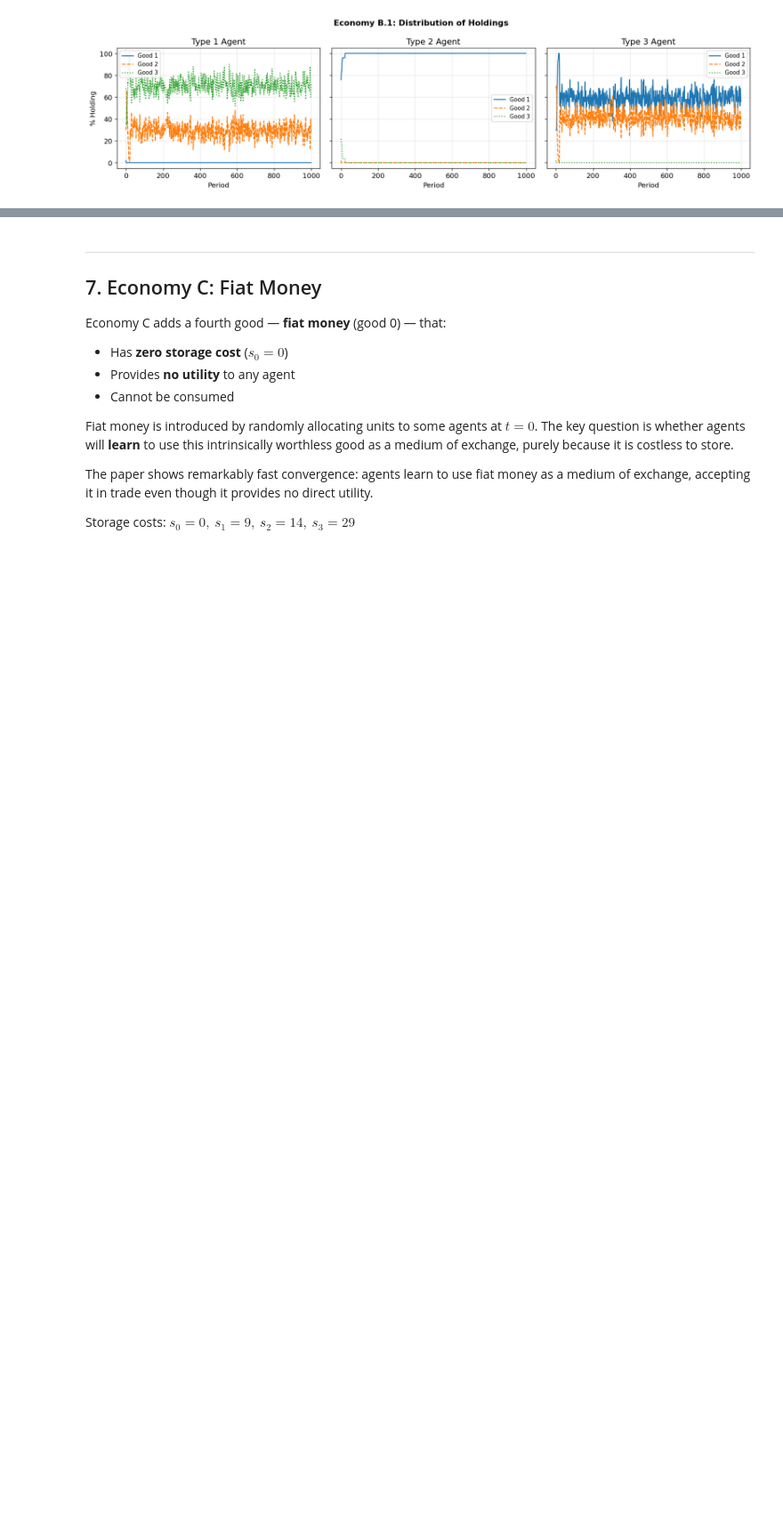
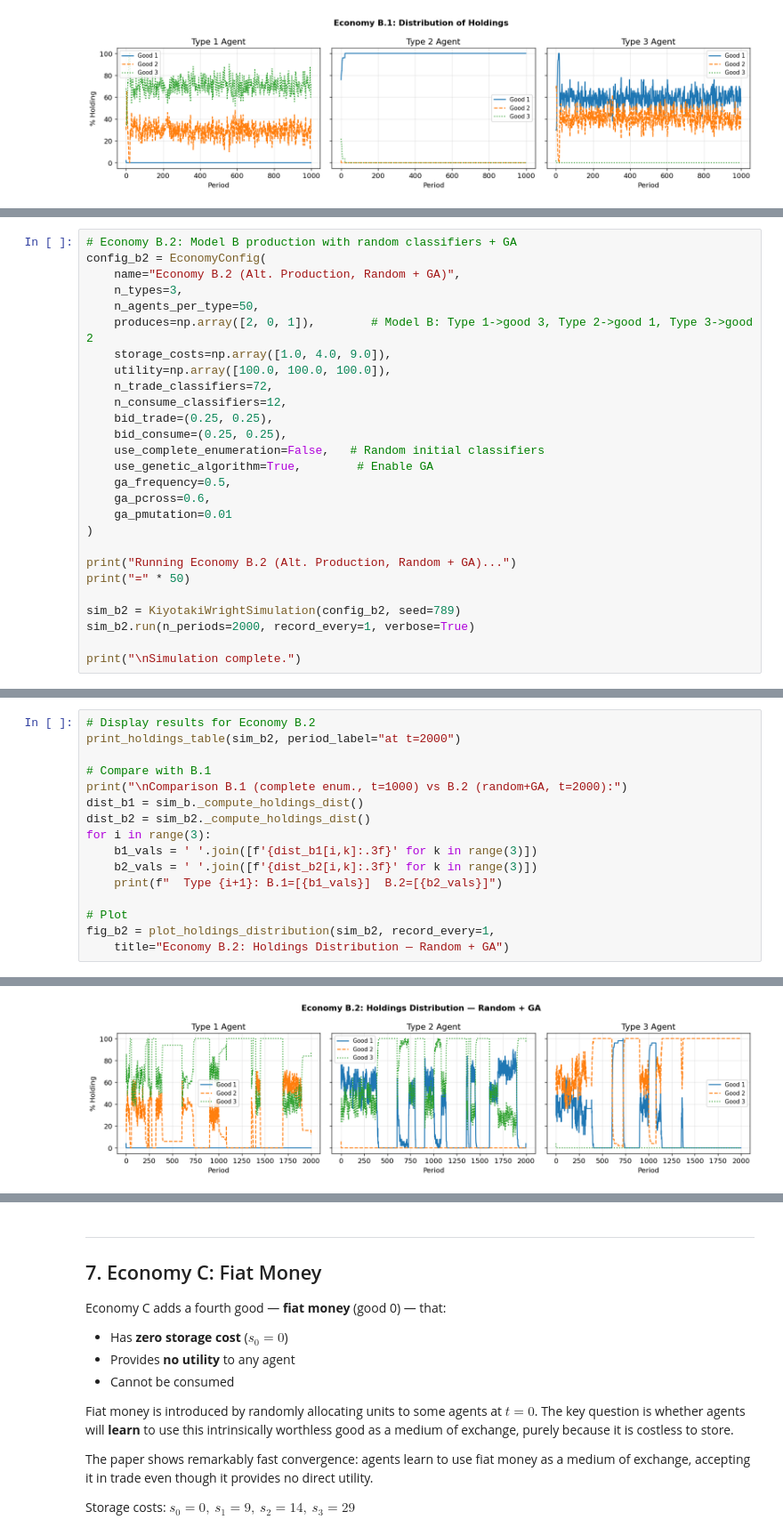
Before and after one commit to mmcky/paper-marimon-mcgrattan-sargent-1990, a Jupyter notebook: jupyter/companion-notebook-1.ipynb, the cells around one changed output, grey strips where cells are left out. Shown at 89% size. Drawn from its saved outputs; the diff is of its cells as text; blank space fills up the shorter version.

```diff
--- a/jupyter/companion-notebook-1.ipynb
+++ b/jupyter/companion-notebook-1.ipynb
@@ -1290,0 +1396,27 @@ Holdings Distribution at t=1000
+# %%
+# Economy B.2: Model B production with random classifiers + GA
+config_b2 = EconomyConfig(
+    name="Economy B.2 (Alt. Production, Random + GA)",
+    n_types=3,
+    n_agents_per_type=50,
+    produces=np.array([2, 0, 1]),        # Model B: Type 1->good 3, Type 2->good 1, Type 3->good 2
+    storage_costs=np.array([1.0, 4.0, 9.0]),
+    utility=np.array([100.0, 100.0, 100.0]),
+    n_trade_classifiers=72,
+    n_consume_classifiers=12,
+    bid_trade=(0.25, 0.25),
+    bid_consume=(0.25, 0.25),
+    use_complete_enumeration=False,   # Random initial classifiers
+    use_genetic_algorithm=True,        # Enable GA
+    ga_frequency=0.5,
+    ga_pcross=0.6,
+    ga_pmutation=0.01
+)
+
+print("Running Economy B.2 (Alt. Production, Random + GA)...")
+print("=" * 50)
+
+sim_b2 = KiyotakiWrightSimulation(config_b2, seed=789)
+sim_b2.run(n_periods=2000, record_every=1, verbose=True)
+
+print("\nSimulation complete.")
@@ -1290,0 +1438,17 @@ Holdings Distribution at t=1000
+# %%
+# Display results for Economy B.2
+print_holdings_table(sim_b2, period_label="at t=2000")
+
+# Compare with B.1
+print("\nComparison B.1 (complete enum., t=1000) vs B.2 (random+GA, t=2000):")
+dist_b1 = sim_b._compute_holdings_dist()
+dist_b2 = sim_b2._compute_holdings_dist()
+for i in range(3):
+    b1_vals = ' '.join([f'{dist_b1[i,k]:.3f}' for k in range(3)])
+    b2_vals = ' '.join([f'{dist_b2[i,k]:.3f}' for k in range(3)])
+    print(f"  Type {i+1}: B.1=[{b1_vals}]  B.2=[{b2_vals}]")
+
+# Plot
+fig_b2 = plot_holdings_distribution(sim_b2, record_every=1,
+    title="Economy B.2: Holdings Distribution — Random + GA")
+# %% [output]
@@ -1290,0 +1468 @@ Holdings Distribution at t=1000
+[figure, added]
```
Also changed, not shown: parts of 18 cells of this notebook, 3 other files.
